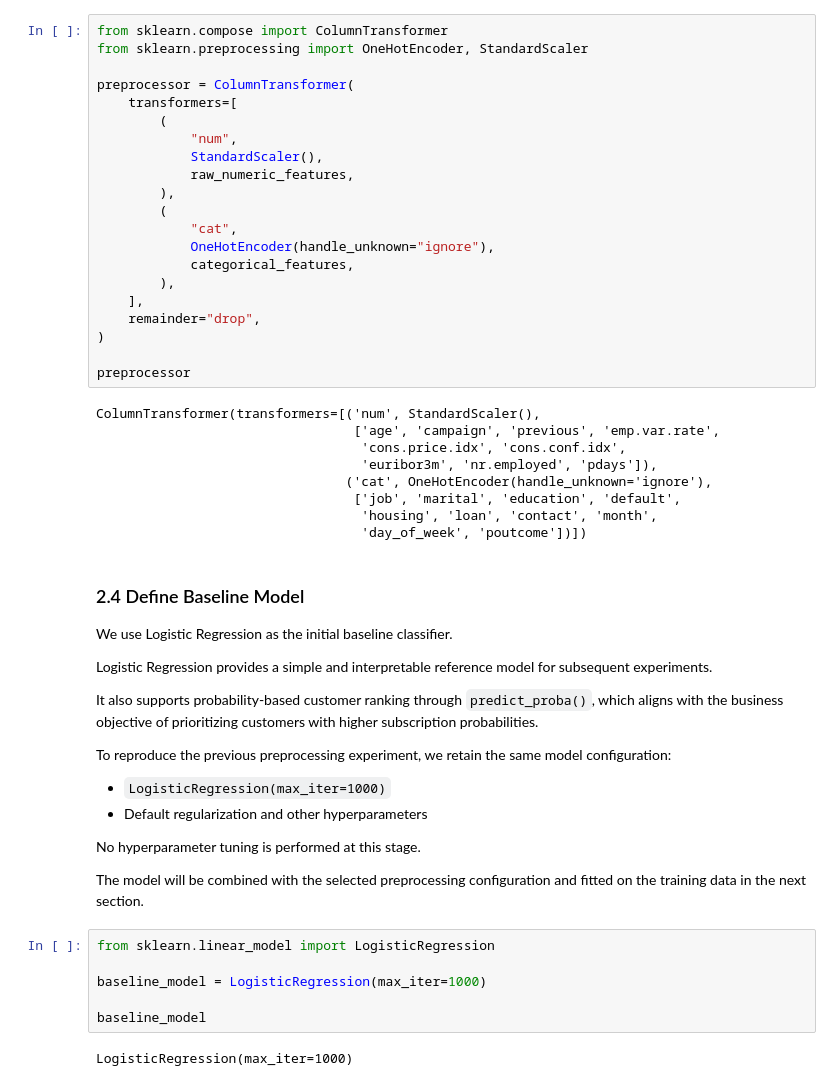
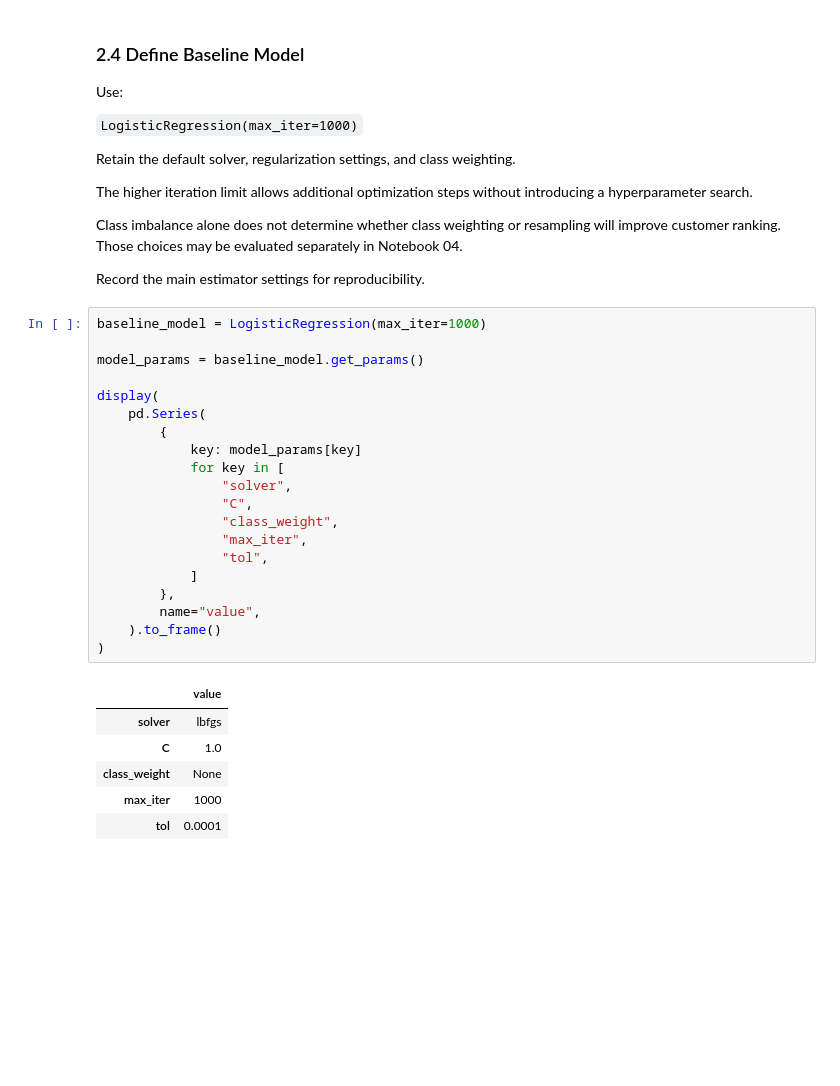
Before and after one commit to keonyoung00/bank-marketing-ml, a Jupyter notebook: notebooks/03-baseline-modeling.ipynb, the cells around one changed output. Drawn from its saved outputs; the diff is of its cells as text; blank space fills up the shorter version.

```diff
--- a/notebooks/03-baseline-modeling.ipynb
+++ b/notebooks/03-baseline-modeling.ipynb
@@ -229,58 +288,48 @@ raw_numeric_features = numeric_features + ["pdays"]
-# %%
-from sklearn.compose import ColumnTransformer
-from sklearn.preprocessing import OneHotEncoder, StandardScaler
-
-preprocessor = ColumnTransformer(
-    transformers=[
-        (
-            "num",
-            StandardScaler(),
-            raw_numeric_features,
-        ),
-        (
-            "cat",
-            OneHotEncoder(handle_unknown="ignore"),
-            categorical_features,
-        ),
-    ],
-    remainder="drop",
-)
-
-preprocessor
-# %% [output]
-ColumnTransformer(transformers=[('num', StandardScaler(),
-                                 ['age', 'campaign', 'previous', 'emp.var.rate',
-                                  'cons.price.idx', 'cons.conf.idx',
-                                  'euribor3m', 'nr.employed', 'pdays']),
-                                ('cat', OneHotEncoder(handle_unknown='ignore'),
-                                 ['job', 'marital', 'education', 'default',
-                                  'housing', 'loan', 'contact', 'month',
-                                  'day_of_week', 'poutcome'])])
 # %% [markdown]
 ### 2.4 Define Baseline Model
 
-We use Logistic Regression as the initial baseline classifier.
+Use:
 
-Logistic Regression provides a simple and interpretable reference model for subsequent experiments.
+`LogisticRegression(max_iter=1000)`
 
-It also supports probability-based customer ranking through `predict_proba()`, which aligns with the business objective of prioritizing customers with higher subscription probabilities.
+Retain the default solver, regularization settings, and
+class weighting.
 
-To reproduce the previous preprocessing experiment, we retain the same model configuration:
+The higher iteration limit allows additional optimization
+steps without introducing a hyperparameter search.
 
-- `LogisticRegression(max_iter=1000)`
-- Default regularization and other hyperparameters
+Class imbalance alone does not determine whether class weighting
+or resampling will improve customer ranking. Those choices
+may be evaluated separately in Notebook 04.
 
-No hyperparameter tuning is performed at this stage.
-
-The model will be combined with the selected preprocessing configuration and fitted on the training data in the next section.
+Record the main estimator settings for reproducibility.
 # %%
-from sklearn.linear_model import LogisticRegression
-
 baseline_model = LogisticRegression(max_iter=1000)
 
-baseline_model
+model_params = baseline_model.get_params()
+
+display(
+    pd.Series(
+        {
+            key: model_params[key]
+            for key in [
+                "solver",
+                "C",
+                "class_weight",
+                "max_iter",
+                "tol",
+            ]
+        },
+        name="value",
+    ).to_frame()
+)
 # %% [output]
-LogisticRegression(max_iter=1000)
+|  | value |
+| solver | lbfgs |
+| C | 1.0 |
+| class_weight | None |
+| max_iter | 1000 |
+| tol | 0.0001 |
 # %% [markdown]
 ## 3. Baseline Training
 
```
Also changed, not shown: parts of 27 cells of this notebook.
